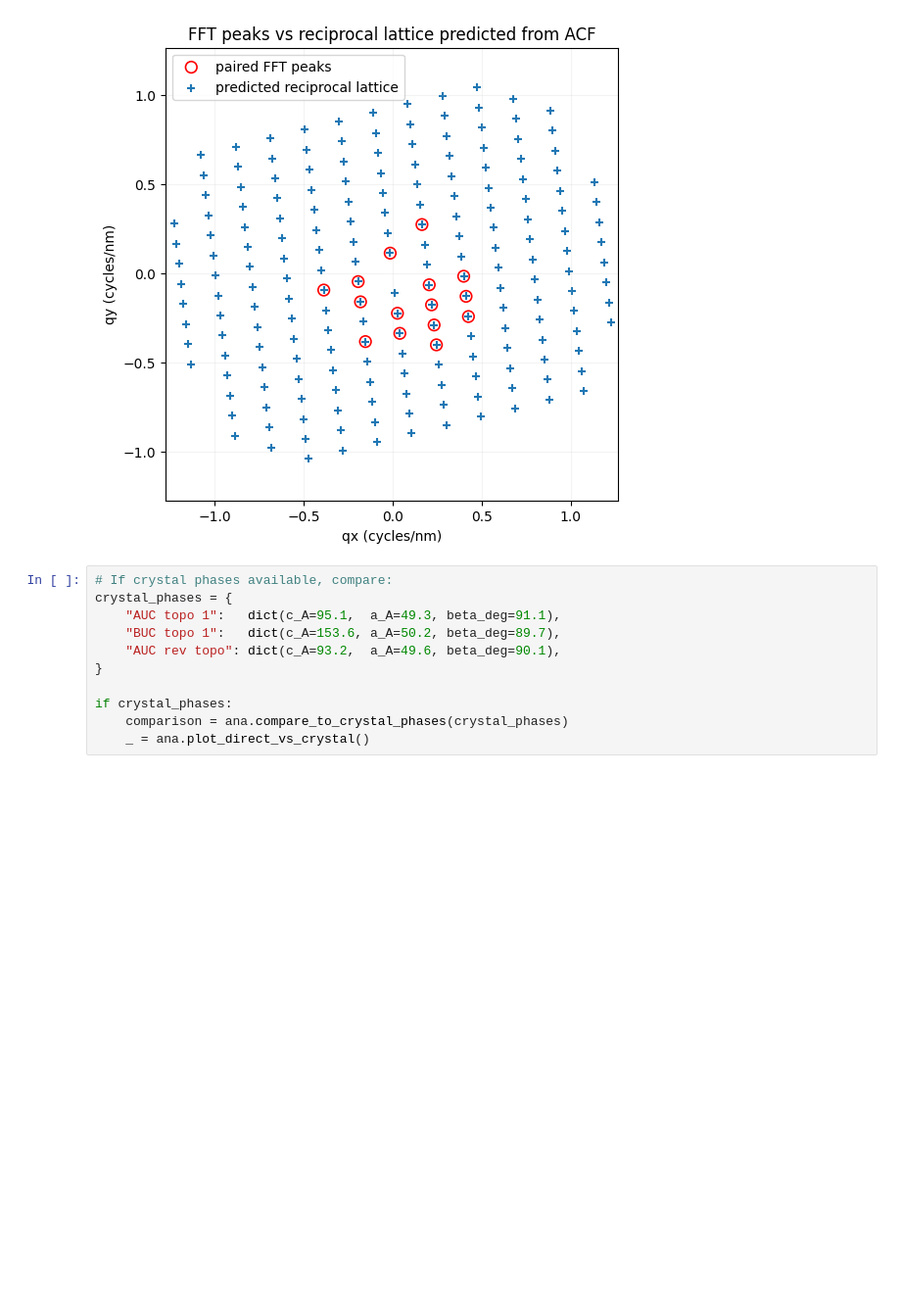
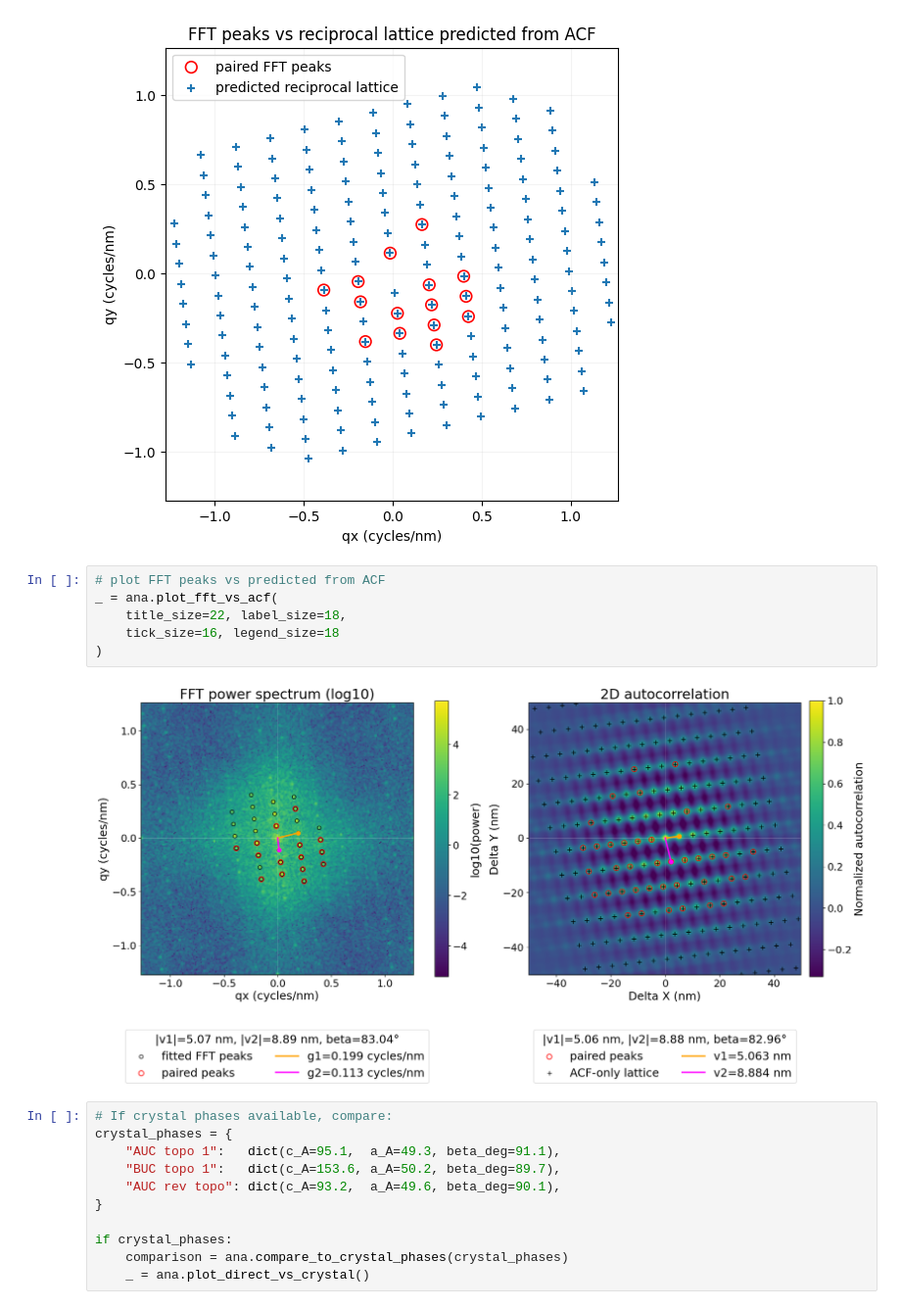
Before and after one commit to PNAILab-CSB-NCI-NIH/VIPER, a Jupyter notebook: VIPER-3-CrystalAnalysis.ipynb, the cells around one changed output. Shown at 98% size. Saved outputs shown, nothing was run; the diff lists cells and outputs as text; blank space fills up the shorter version.

```diff
--- a/VIPER-3-CrystalAnalysis.ipynb
+++ b/VIPER-3-CrystalAnalysis.ipynb
@@ -66,6 +66,14 @@ _ = ana.plot_autocorrelation()
 _ = ana.plot_fft_reciprocal_lattice()
 # %% [output]
 [figure]
+# %%
+# plot FFT peaks vs predicted from ACF
+_ = ana.plot_fft_vs_acf(
+    title_size=22, label_size=18,
+    tick_size=16, legend_size=18
+)
+# %% [output]
+[figure, added]
 # %%
 # If crystal phases available, compare:
 crystal_phases = {
```
Also changed, not shown: 2 other files.
